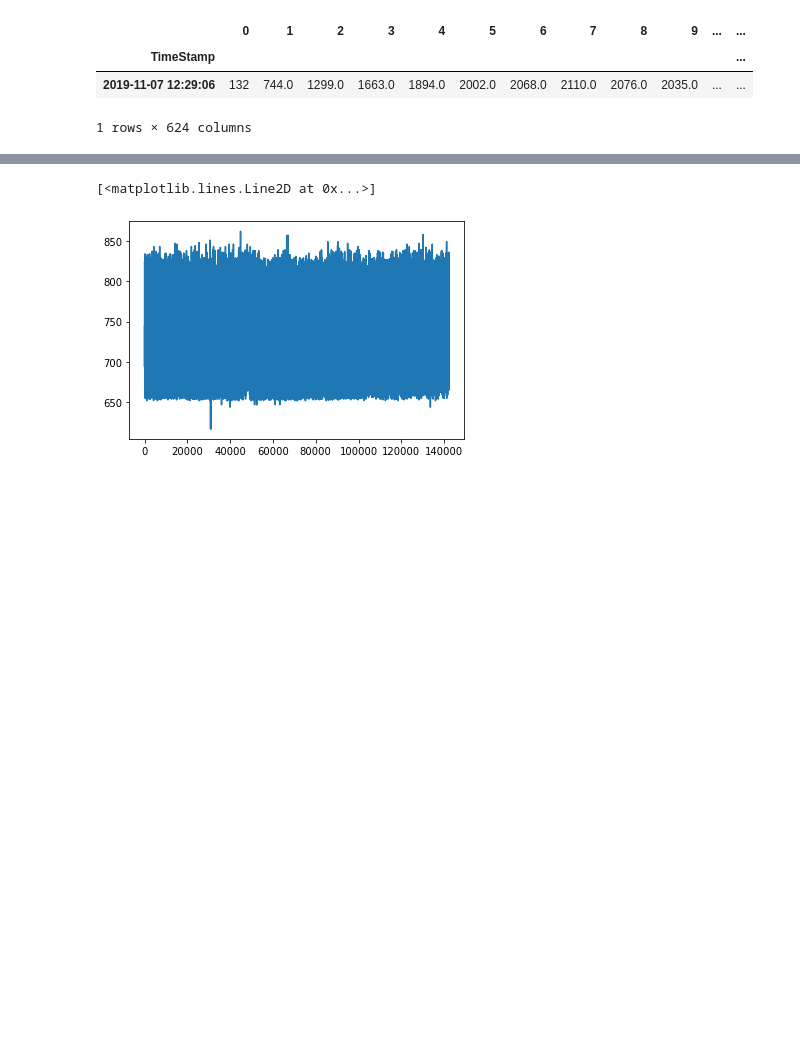
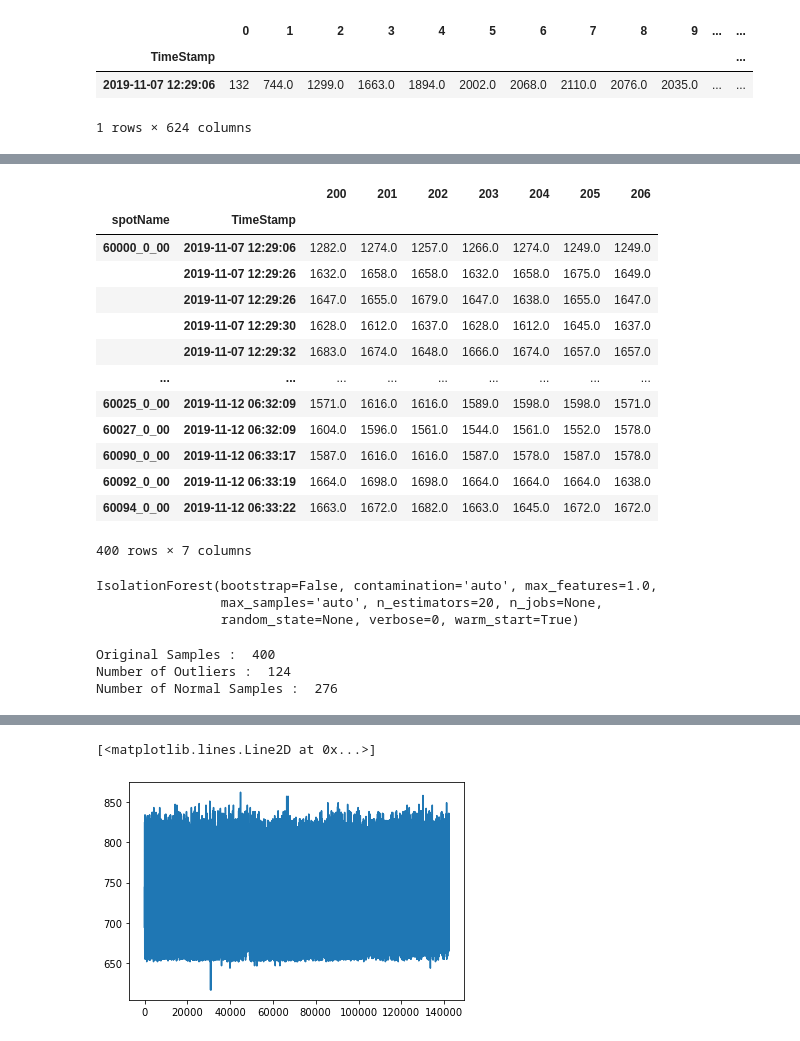
Before and after one commit to DavideMobilia/Anomaly-Detection, a Jupyter notebook: Scripts/provvisorio.ipynb, the cells around one changed output, grey strips where cells are left out. Saved outputs shown, nothing was run; the diff lists cells and outputs as text; code cells hidden in the pictures; blank space fills up the shorter version.

```diff
--- a/Scripts/provvisorio.ipynb
+++ b/Scripts/provvisorio.ipynb
@@ -72,0 +98,21 @@ exploded_voltage.loc[("60000_0_00","2019-11-07 12:29:06")]
+# %%
+df_train=exploded_voltage.iloc[: , 7:50]
+df_train=df_train.iloc[:400]
+df_test=exploded_voltage.iloc[: , 200:207]
+df_test=df_test.iloc[:400]
+df_test
+# %% [output]
+|  |  | 200 | 201 | 202 | 203 | 204 | 205 | 206 |
+| spotName | TimeStamp |  |  |  |  |  |  |  |
+| 60000_0_00 | 2019-11-07 12:29:06 | 1282.0 | 1274.0 | 1257.0 | 1266.0 | 1274.0 | 1249.0 | 1249.0 |
+|  | 2019-11-07 12:29:26 | 1632.0 | 1658.0 | 1658.0 | 1632.0 | 1658.0 | 1675.0 | 1649.0 |
+|  | 2019-11-07 12:29:26 | 1647.0 | 1655.0 | 1679.0 | 1647.0 | 1638.0 | 1655.0 | 1647.0 |
+|  | 2019-11-07 12:29:30 | 1628.0 | 1612.0 | 1637.0 | 1628.0 | 1612.0 | 1645.0 | 1637.0 |
+|  | 2019-11-07 12:29:32 | 1683.0 | 1674.0 | 1648.0 | 1666.0 | 1674.0 | 1657.0 | 1657.0 |
+| ... | ... | ... | ... | ... | ... | ... | ... | ... |
+| 60025_0_00 | 2019-11-12 06:32:09 | 1571.0 | 1616.0 | 1616.0 | 1589.0 | 1598.0 | 1598.0 | 1571.0 |
+| 60027_0_00 | 2019-11-12 06:32:09 | 1604.0 | 1596.0 | 1561.0 | 1544.0 | 1561.0 | 1552.0 | 1578.0 |
+| 60090_0_00 | 2019-11-12 06:33:17 | 1587.0 | 1616.0 | 1616.0 | 1587.0 | 1578.0 | 1587.0 | 1578.0 |
+| 60092_0_00 | 2019-11-12 06:33:19 | 1664.0 | 1698.0 | 1698.0 | 1664.0 | 1664.0 | 1664.0 | 1638.0 |
+| 60094_0_00 | 2019-11-12 06:33:22 | 1663.0 | 1672.0 | 1682.0 | 1663.0 | 1645.0 | 1672.0 | 1672.0 |
+400 rows × 7 columns
@@ -72,0 +121,9 @@ exploded_voltage.loc[("60000_0_00","2019-11-07 12:29:06")]
+# %%
+clf = IsolationForest(n_estimators=10, warm_start=True)
+clf.fit(df_train)  # fit 10 trees
+clf.set_params(n_estimators=20)  # add 10 more trees
+clf.fit(df_train)  # fit the added trees
+# %% [output]
+IsolationForest(bootstrap=False, contamination='auto', max_features=1.0,
+                max_samples='auto', n_estimators=20, n_jobs=None,
+                random_state=None, verbose=0, warm_start=True)
@@ -72,0 +137,8 @@ exploded_voltage.loc[("60000_0_00","2019-11-07 12:29:06")]
+# %%
+print("Original Samples : ",df_train.shape[0])
+print("Number of Outliers : ", X_outliers.shape[0])
+print("Number of Normal Samples : ", X_valid.shape[0])
+# %% [output]
+Original Samples :  400
+Number of Outliers :  124
+Number of Normal Samples :  276
```
Also changed, not shown: parts of 16 cells of this notebook.
